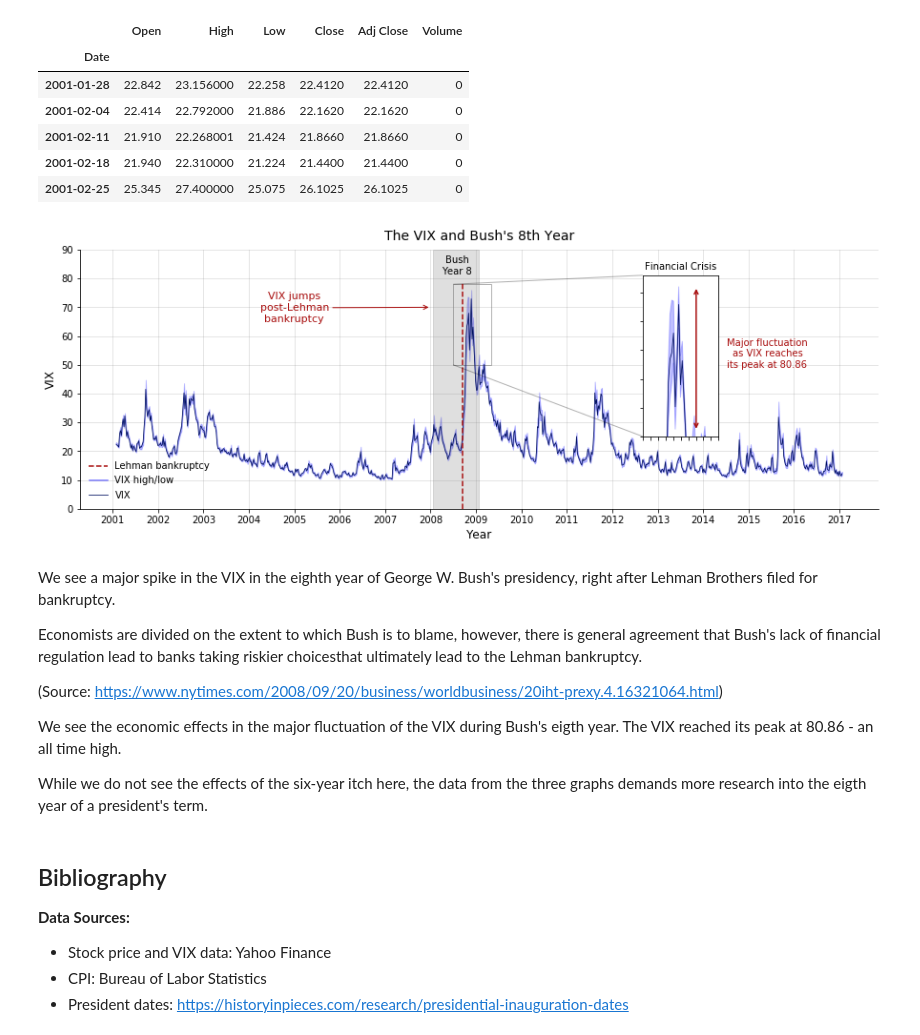
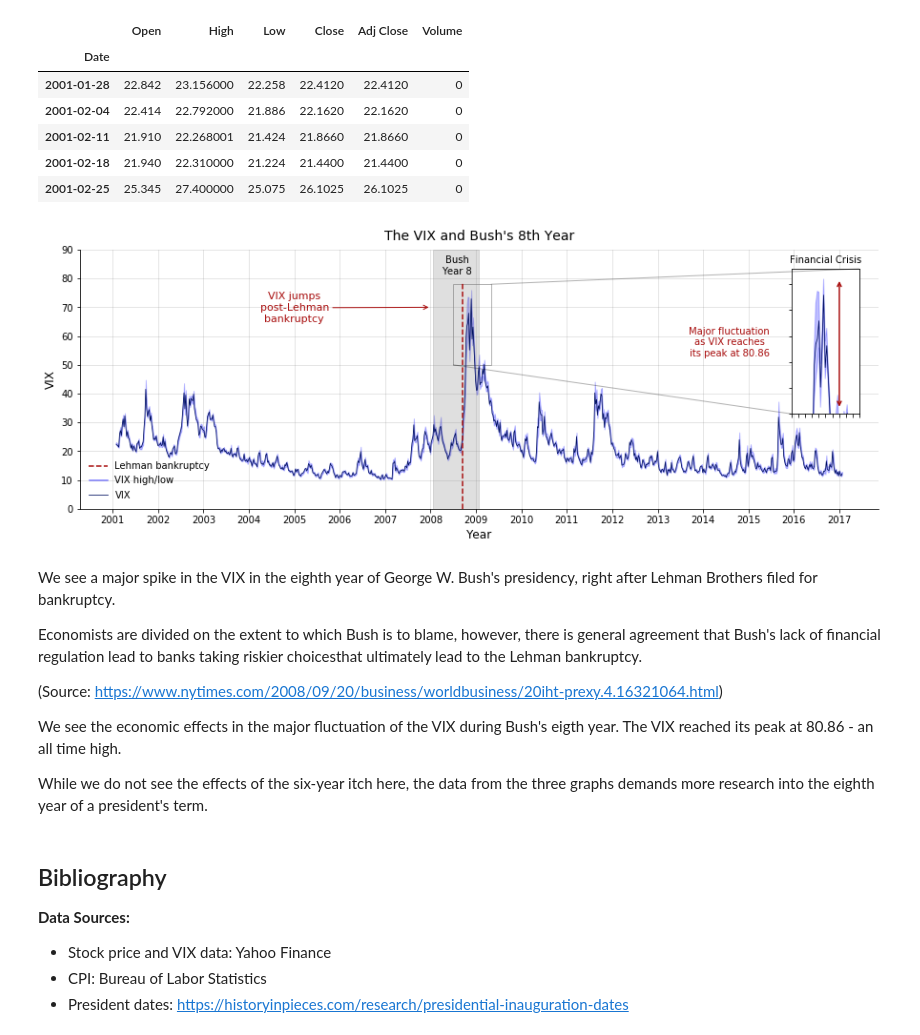
Before and after one commit to shagunvarma27/NYU-Data-Bootcamp, a Jupyter notebook: Varma_final_project.ipynb, the cells around one changed output. Drawn from its saved outputs; the diff is of its cells as text; code cells hidden in the pictures.

```diff
--- a/Varma_final_project.ipynb
+++ b/Varma_final_project.ipynb
@@ -818,7 +818,8 @@ from mpl_toolkits.axes_grid1.inset_locator import zoomed_inset_axes
 from mpl_toolkits.axes_grid1.inset_locator import mark_inset
 
     # Create inset box
-axins = zoomed_inset_axes(ax, 2, loc = 2, bbox_to_anchor=(705,310), borderpad = 2)
+axins = zoomed_inset_axes(ax, 1.8, loc = 1, borderpad = 2)
+# bbox_to_anchor=(705,310)
 
     # Data to plot on inset
 axins.plot(vix_w.index, vix_w["Close"], color = '#001060', linewidth = 0.8)
@@ -834,7 +835,7 @@ axins.set_yticklabels('')
 axins.set_title("Financial Crisis", fontsize = 10)
 
     # Lines to mark where inset data came from
-mark_inset(ax, axins, loc1 = 3, loc2 = 2, fc="none", alpha = 0.3, color = 'k')
+mark_inset(ax, axins, loc1 = 3, loc2 = 1, fc="none", alpha = 0.3, color = 'k')
 
 # Getting rid of the top and right spines
 ax.spines["top"].set_visible(False)
@@ -852,36 +853,36 @@ ax.annotate("Bush\nYear 8", xy=(dt.datetime(2008,8,1), 81.5),
 ax.axvline(dt.datetime(2008,9,15), ymax = 0.87, linestyle = '--', color = '#A80D0D')
 
 # Adding arrow and annotation for VIX jump
 ax.annotate("VIX jumps\npost-Lehman\nbankruptcy",
             xy = (dt.datetime(2008,1,1), 70), xycoords = "data",
             xytext = (dt.datetime(2005,1,1), 65), ha = "center", color = '#A80D0D',
             fontsize = 11, arrowprops={"arrowstyle": "->","color": '#A80D0D'})
 
 # Adding arrow and annotation for VIX peak
 ax.annotate("Major fluctuation\nas VIX reaches\nits peak at 80.86",
-            xy = (dt.datetime(2014,9,1), 53.5), xycoords = "data",
-            xytext = (dt.datetime(2015,6,1), 49), ha = "center", color = '#A80D0D')
+            xy = (dt.datetime(2013,9,1), 53.5), xycoords = "data",
+            xytext = (dt.datetime(2014,8,1), 53), ha = "center", color = '#A80D0D')
 
 axins.annotate(s='', xy=(dt.datetime(2009,2,1),51), xycoords = "data",
                xytext=(dt.datetime(2009,2,1),76),ha = 'center',
                arrowprops={"arrowstyle":"<->","color":"#A80D0D", "linewidth":1.5})
 
 # Setting legend
 ax.legend(labels = ["VIX"], loc = 3, frameon = False)
 
     # Legend for Lehman Bankruptcy
 ax.axhline(15, xmin = 0.011, xmax = 0.035, linestyle = '--', color = '#A80D0D')
 ax.annotate("Lehman bankruptcy", xy=(dt.datetime(2001,1,15), 14), xytext=(dt.datetime(2001,1,15), 14))
 
     # Legend for High, Low
 ax.axhline(10, xmin = 0.012, xmax = 0.035, color = 'b', alpha = 0.5)
 ax.annotate("VIX high/low", xy=(dt.datetime(2001,1,15), 9), xytext=(dt.datetime(2001,1,15), 9))
 
 plt.savefig("The VIX and Bush's 8th Year", bbox_inches = "tight", dpi = 1200)
 
 plt.show()
 # %% [output]
-[figure, old version]
+[figure, new version]
 # %% [markdown]
 We see a major spike in the VIX in the eighth year of George W. Bush's presidency, right after Lehman Brothers filed for bankruptcy.
 
@@ -891,7 +892,7 @@ Economists are divided on the extent to which Bush is to blame, however, there i
 
 We see the economic effects in the major fluctuation of the VIX during Bush's eigth year. The VIX reached its peak at 80.86 - an all time high.
 
-While we do not see the effects of the six-year itch here, the data from the three graphs demands more research into the eigth year of a president's term.
+While we do not see the effects of the six-year itch here, the data from the three graphs demands more research into the eighth year of a president's term.
 # %% [markdown]
 ## Bibliography
 
```
